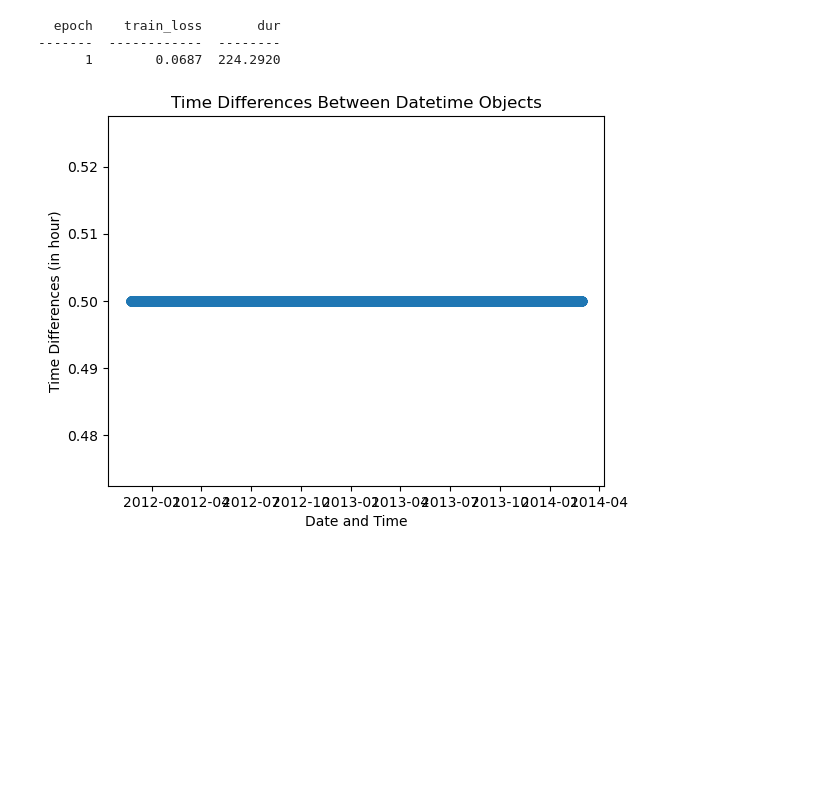
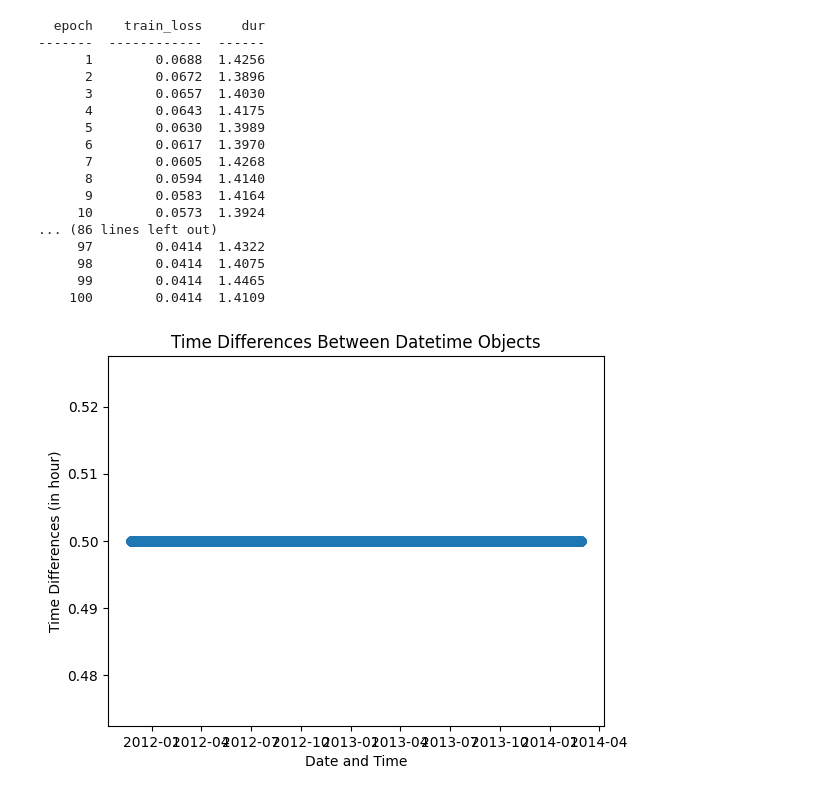
Before and after one commit to timdodge54/Power_Forecasting_With_DNN, a Jupyter notebook: src/james_testing_code.ipynb, the cells around one changed output. Drawn from its saved outputs; the diff is of its cells as text; code cells hidden in the pictures; blank space fills up the shorter version.

```diff
--- a/src/james_testing_code.ipynb
+++ b/src/james_testing_code.ipynb
@@ -40,8 +40,8 @@ device = 'cuda' if torch.cuda.is_available() else 'cpu'
 len_in  = 48 # number of half hour steps to make the input
 len_out = 48 # number of half hour steps to make the input
 
-train_data_stop    = utc.localize(datetime.datetime(2013, 4, 27, 0, 0, 0))
-validate_data_stop = utc.localize(datetime.datetime(2013, 4, 27, 0, 0, 0))
+train_data_stop    = utc.localize(datetime.datetime(2013, 3, 3, 0, 0, 0))
+validate_data_stop = utc.localize(datetime.datetime(2013, 3, 3, 0, 0, 0))
 
 data_df = pd.read_csv('../norm_data.csv')
 data_df['timestamp'] = pd.to_datetime(data_df['timestamp'], utc=True)
@@ -85,7 +85,6 @@ for (ind, date) in enumerate(data_df['timestamp'][:-(len_in+len_out)]):
     else:
         X_test.append(X)
         y_test.append(y)
-        break ######
 #temp = list(zip(X_train, y_train))
 #random.shuffle(temp)
 #X_train, y_train = zip(*temp)
@@ -133,41 +132,53 @@ class FullConnected(nn.Module):
                     #x = x_copy + self.nl(l(x))
                     #x = self.nl(l(x))
         return x
 
 # Train
-model = NeuralNetRegressor(module = FullConnected,
-                           module__input_dim = 14*len_in,
-                           module__hidden_dims = [5000 for _ in range(10)],
-                           module__output_dim = len_out,
-                           max_epochs = 1,
+temp = FullConnected(input_dim=14*len_in, hidden_dims=[1000 for _ in range(10)], output_dim=len_out)
+model = NeuralNetRegressor(module = temp,
+                           max_epochs = 100,
                            criterion = torch.nn.MSELoss,
                            optimizer = torch.optim.SGD,
-                           lr = 1.0e-6,
+                           lr = 1.0e-4,
                            batch_size = 256*2,
                            device = device,
                            #callbacks=[skorch.callbacks.EarlyStopping(patience=25)],
                            #           #skorch.callbacks.Checkpoint(monitor='valid_loss_best')],
                            train_split=predefined_split(skorch.dataset.Dataset(X_validate, y_validate)),
                            verbose = 1,
                            iterator_train__num_workers = 2,
                            iterator_train__pin_memory = True,
                            iterator_train__shuffle=False,
                            iterator_valid__num_workers = 2,
                            iterator_valid__pin_memory = True)
 model.fit(X_train, y=y_train)
 
 
 ## Calculate time differences
 time_diffs = [(data_df['timestamp'][i] - data_df['timestamp'][i - 1]).total_seconds() / 60 / 60 for i in range(1, len(data_df['timestamp']))]
 ## Plotting
 plt.plot(data_df['timestamp'][1:], time_diffs, marker='o', linestyle='-')
 plt.xlabel('Date and Time')
 plt.ylabel('Time Differences (in hour)')
 plt.title('Time Differences Between Datetime Objects')
 plt.show()
 # %% [output]
-  epoch    train_loss       dur
--------  ------------  --------
-      1        0.0687  224.2920
+  epoch    train_loss     dur
+-------  ------------  ------
+      1        0.0688  1.4256
+      2        0.0672  1.3896
+      3        0.0657  1.4030
+      4        0.0643  1.4175
+      5        0.0630  1.3989
+      6        0.0617  1.3970
+      7        0.0605  1.4268
+      8        0.0594  1.4140
+      9        0.0583  1.4164
+     10        0.0573  1.3924
+... (86 lines left out)
+     97        0.0414  1.4322
+     98        0.0414  1.4075
+     99        0.0414  1.4465
+    100        0.0414  1.4109
-[figure, old version]
+[figure, new version]
 # %%
```
Also changed, not shown: parts of 3 cells of this notebook.
